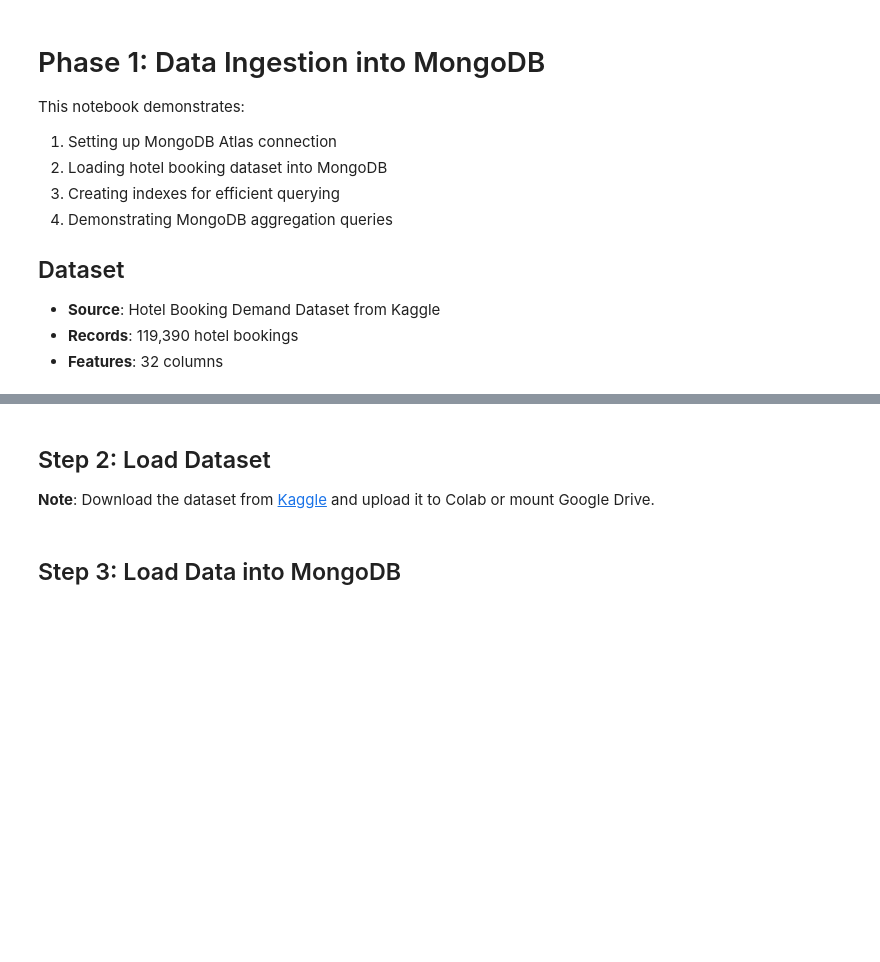
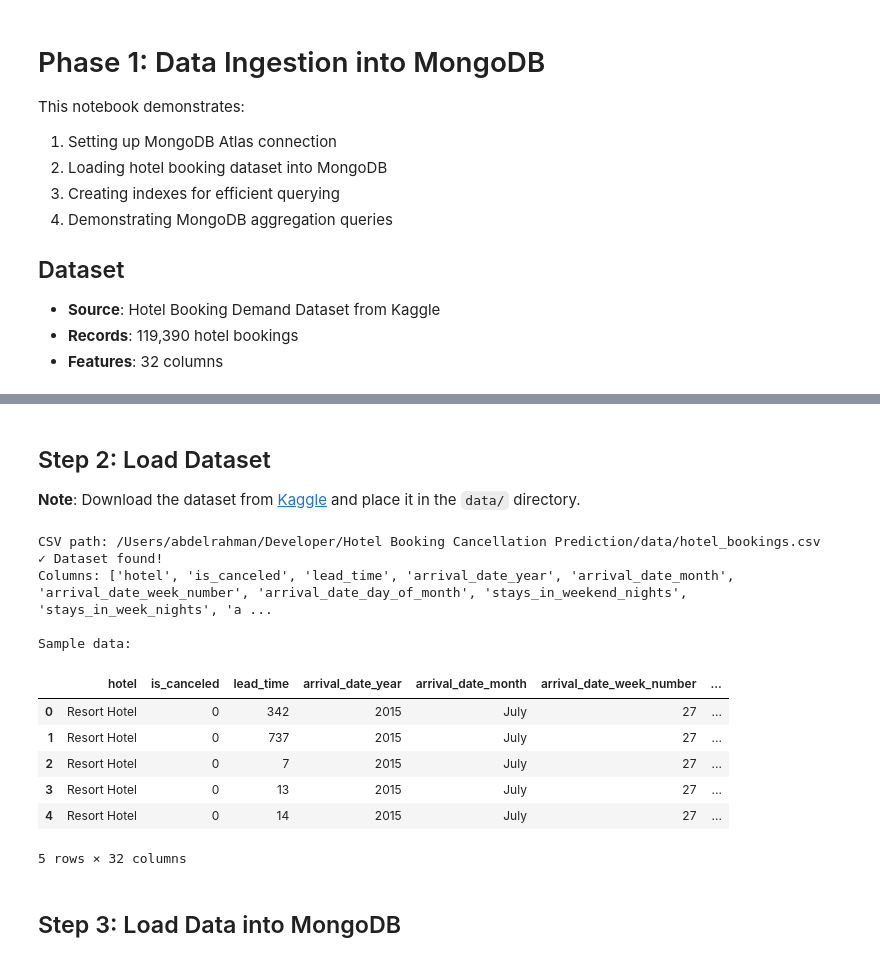
Before and after one commit to abdelrahman-abdelmoaty/hotel-booking-cancellation-prediction, a Jupyter notebook: notebooks/01_data_ingestion_mongodb.ipynb, the cells around one changed output, grey strips where cells are left out. Cells and saved outputs as stored; diff of their text form; code cells hidden in the pictures; blank space fills up the shorter version.

```diff
--- a/notebooks/01_data_ingestion_mongodb.ipynb
+++ b/notebooks/01_data_ingestion_mongodb.ipynb
@@ -70,29 +109,46 @@ except ConnectionFailure as e:
 # %% [markdown]
 ## Step 2: Load Dataset
 
-**Note**: Download the dataset from [Kaggle](https://www.kaggle.com/datasets/jessemostipak/hotel-booking-demand) and upload it to Colab or mount Google Drive.
+**Note**: Download the dataset from [Kaggle](https://www.kaggle.com/datasets/jessemostipak/hotel-booking-demand) and place it in the `data/` directory.
 # %%
 # Load dataset
-# Option 1: From uploaded file in Colab
-csv_path = "/content/hotel_bookings.csv"
+import os
 
-# Option 2: From Google Drive (uncomment if using)
-# from google.colab import drive
-# drive.mount('/content/drive')
-# csv_path = "/content/drive/MyDrive/hotel_bookings.csv"
+# Use relative path from notebook location
+csv_path = os.path.join("..", "data", "hotel_bookings.csv")
+csv_path = os.path.abspath(csv_path)  # Convert to absolute path
+print(f"CSV path: {csv_path}")
 
-# Option 3: From local path (for local Jupyter)
-# csv_path = "../data/hotel_bookings.csv"
+# Verify CSV file exists
+if not os.path.exists(csv_path):
+    raise FileNotFoundError(
+        f"CSV file not found at: {csv_path}\n"
+        f"Please ensure 'hotel_bookings.csv' is in the data folder.\n"
+        f"Current working directory: {os.getcwd()}"
+    )
 
 try:
     # Read first few rows to check
     df_sample = pd.read_csv(csv_path, nrows=5)
     print("✓ Dataset found!")
     print(f"Columns: {df_sample.columns.tolist()}")
     print(f"\nSample data:")
     display(df_sample.head())
 except FileNotFoundError:
-    print("✗ Dataset not found. Please upload the CSV file to Colab or update the path.")
+    print("✗ Dataset not found. Please ensure the CSV file is in the correct location.")
+# %% [output]
+CSV path: /Users/abdelrahman/Developer/Hotel Booking Cancellation Prediction/data/hotel_bookings.csv
+✓ Dataset found!
+Columns: ['hotel', 'is_canceled', 'lead_time', 'arrival_date_year', 'arrival_date_month', 'arrival_date_week_number', 'arrival_date_day_of_month', 'stays_in_weekend_nights', 'stays_in_week_nights', 'a ...
+
+Sample data:
+|  | hotel | is_canceled | lead_time | arrival_date_year | arrival_date_month | arrival_date_week_number | ... |
+| 0 | Resort Hotel | 0 | 342 | 2015 | July | 27 | ... |
+| 1 | Resort Hotel | 0 | 737 | 2015 | July | 27 | ... |
+| 2 | Resort Hotel | 0 | 7 | 2015 | July | 27 | ... |
+| 3 | Resort Hotel | 0 | 13 | 2015 | July | 27 | ... |
+| 4 | Resort Hotel | 0 | 14 | 2015 | July | 27 | ... |
+5 rows × 32 columns
 # %% [markdown]
 ## Step 3: Load Data into MongoDB
 # %%
```
Also changed, not shown: parts of 17 cells of this notebook, 9 other files.
